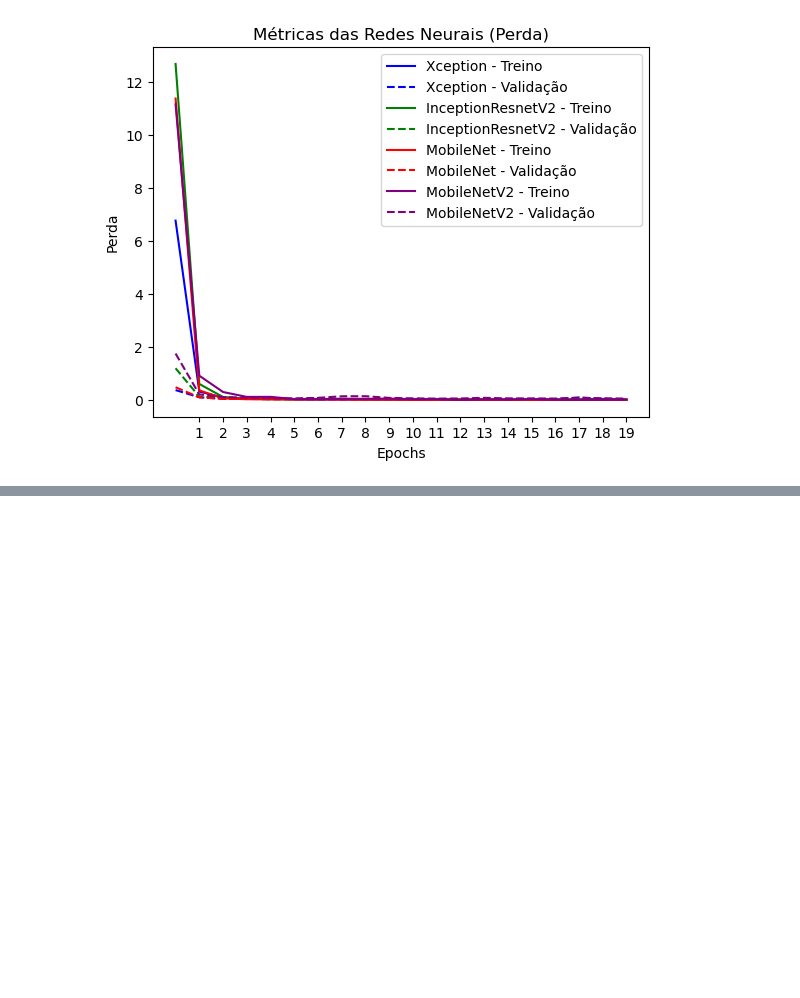
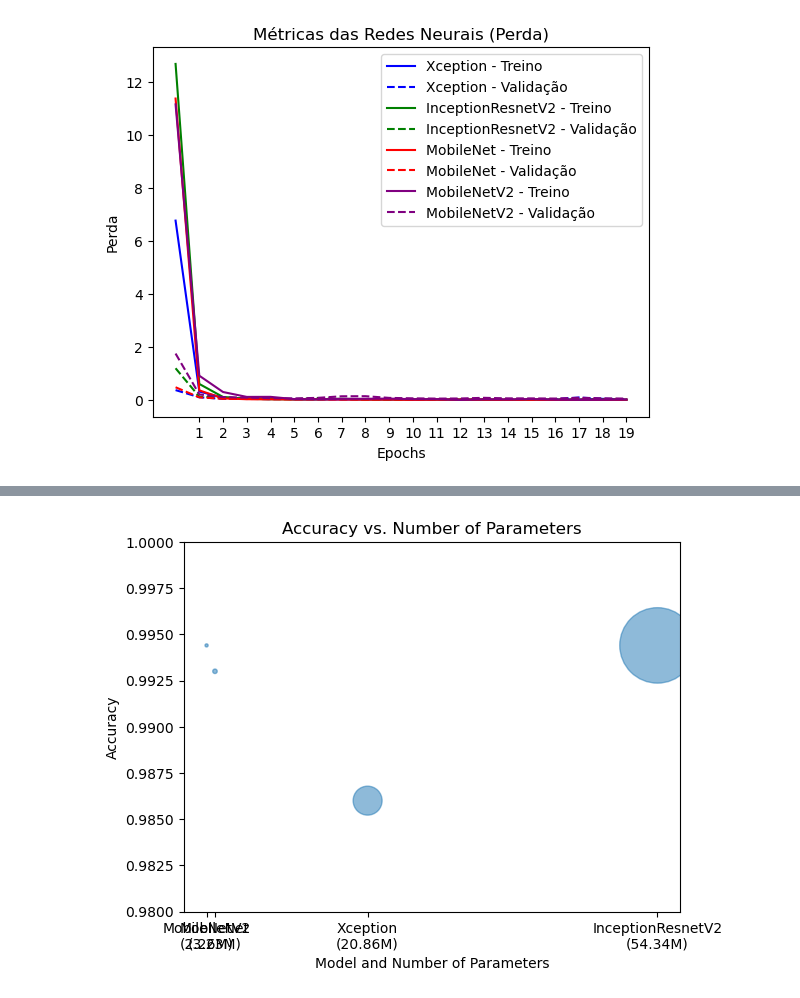
Before and after one commit to d-t-n/quality-inspection-ai-cv-deep-learning, a Jupyter notebook: Model-General-QC-portu-Integrated.ipynb, the cells around one changed output, grey strips where cells are left out. Cells and saved outputs as stored; diff of their text form; code cells hidden in the pictures; blank space fills up the shorter version.

```diff
--- a/Model-General-QC-portu-Integrated.ipynb
+++ b/Model-General-QC-portu-Integrated.ipynb
@@ -915,0 +941,33 @@ plt.show()
+# %%
+import matplotlib.pyplot as plt
+
+# Define the data
+models = ["Xception", "InceptionResnetV2", "MobileNet", "MobileNetV2"]
+params = [20.86, 54.34, 3.23, 2.26]
+accuracy = [0.9860, 0.9944, 0.9930, 0.9944]
+
+# Define the size of the bubbles
+size = [p**2 for p in params]
+
+# Define the color of the bubbles
+colors = ['lightblue', 'lightgreen', 'pink', 'lavender']
+
+# Create the bubble chart
+fig, ax = plt.subplots()
+ax.scatter(params, accuracy, s=size, cmap='Blues', alpha=0.5)
+
+# Set the x-axis ticks and labels
+ax.set_xticks(params)
+ax.set_xticklabels([f"{m}\n({p:.2f}M)" for m, p in zip(models, params)])
+
+# Set the axis labels and title
+ax.set_xlabel('Model and Number of Parameters')
+ax.set_ylabel('Accuracy')
+ax.set_title('Accuracy vs. Number of Parameters')
+
+# Set the y-axis limit
+ax.set_ylim(0.98, 1.00)
+
+plt.show()
+# %% [output]
+[figure, added]
```
Also changed, not shown: parts of 5 cells of this notebook.
